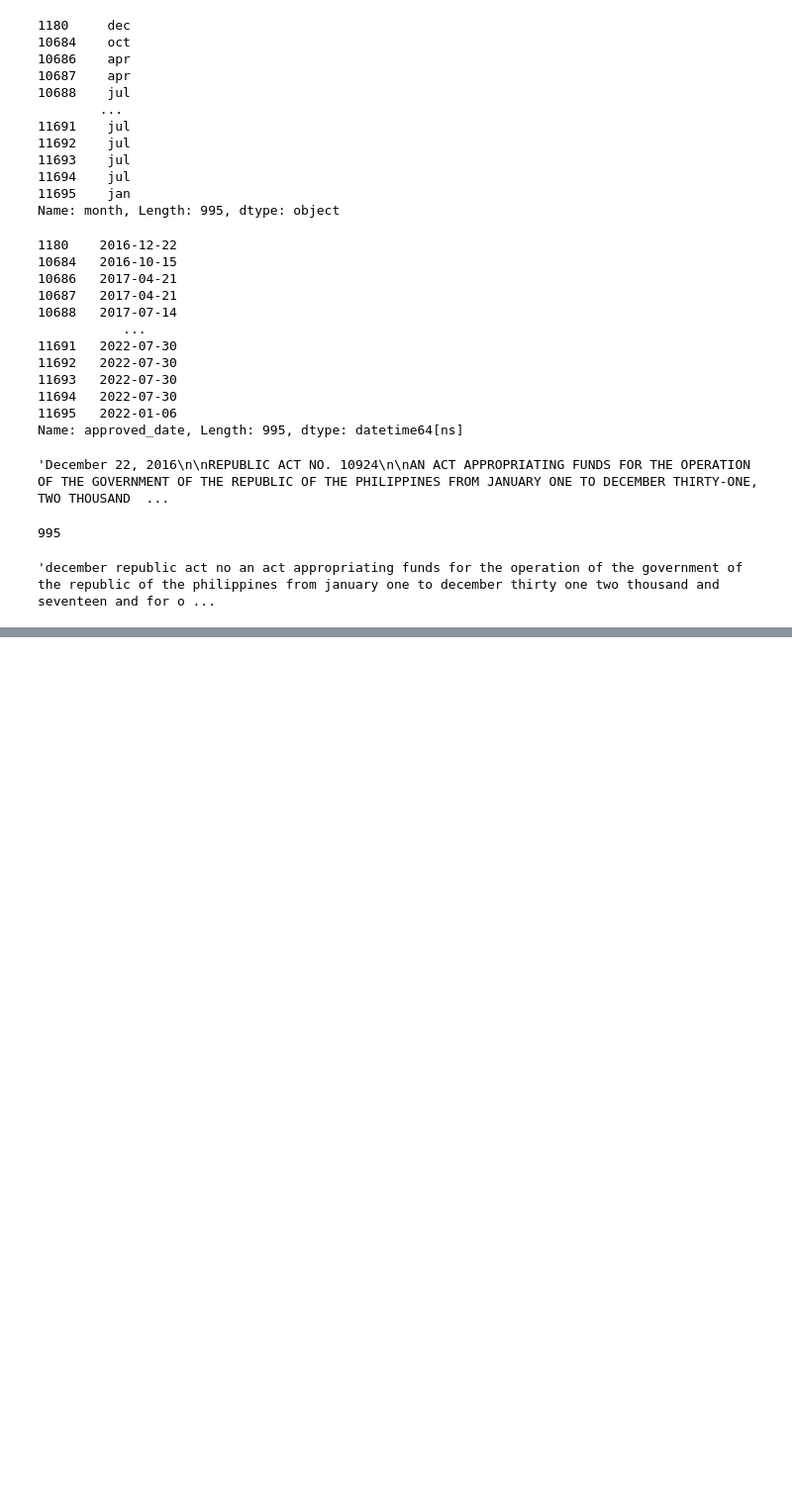
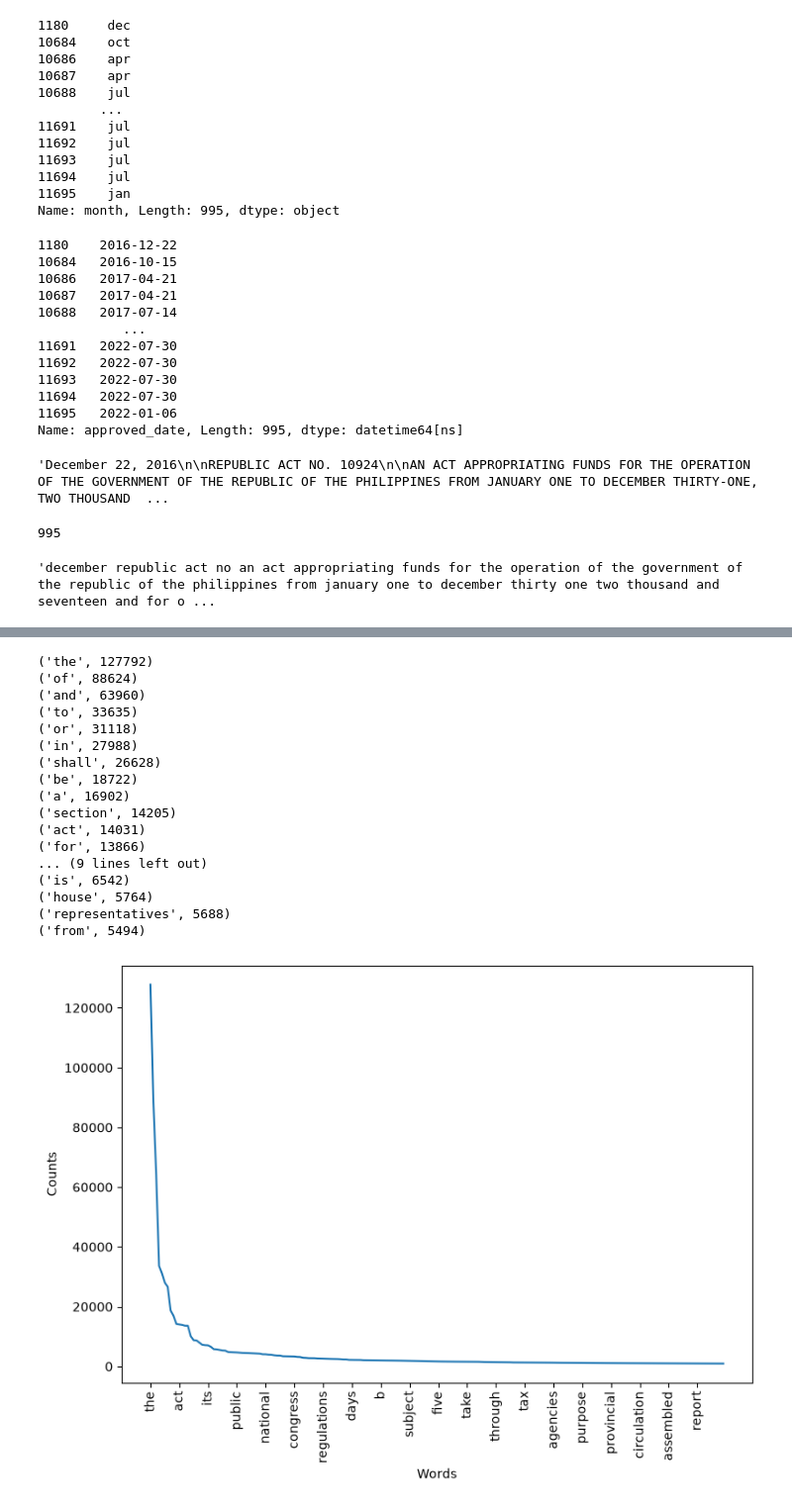
Before and after one commit to kabiikawa/csci-261.03-project, a Jupyter notebook: project/1 - Cleaning.ipynb, the cells around one changed output, grey strips where cells are left out. Shown at 99% size. Cells and saved outputs as stored; diff of their text form; code cells hidden in the pictures; blank space fills up the shorter version.

```diff
--- a/project/1 - Cleaning.ipynb
+++ b/project/1 - Cleaning.ipynb
@@ -344,25 +226,44 @@ df['cleaned_content'].iloc[0]
 # %%
-# from collections import Counter
-# import matplotlib.pyplot as plt
-# import seaborn as sns
+from collections import Counter
+import matplotlib.pyplot as plt
+import seaborn as sns
 
-# def plot_counts(counts, n_words = 200, by_x = 10):
-#     counts = pd.DataFrame(counts.items(), columns = ('word', 'count'))
-#     counts.sort_values('count', ascending = False, inplace = True)
+def plot_counts(counts, n_words = 200, by_x = 10):
+    counts = pd.DataFrame(counts.items(), columns = ('word', 'count'))
+    counts.sort_values('count', ascending = False, inplace = True)
 
-#     _, ax = plt.subplots(figsize = (9, 6))
-#     g = sns.lineplot(x = 'word', y = 'count', data = counts[:n_words], ax = ax)
-#     g.set(xlabel = "Words", ylabel = "Counts")
-#     plt.xticks(rotation = 90, ticks = range(0, n_words, by_x));
+    _, ax = plt.subplots(figsize = (9, 6))
+    g = sns.lineplot(x = 'word', y = 'count', data = counts[:n_words], ax = ax)
+    g.set(xlabel = "Words", ylabel = "Counts")
+    plt.xticks(rotation = 90, ticks = range(0, n_words, by_x));
 
-# total_tokens_counter = Counter()
-# total_tokens: list[str] = []
-# for cleaned_content in df['cleaned_content']:
-#     tokens = word_tokenize(cleaned_content)
-#     total_tokens.extend(tokens)
-#     tokens_count = Counter(tokens)
-#     total_tokens_counter.update(tokens_count)
+total_tokens_counter = Counter()
+total_tokens: list[str] = []
+for cleaned_content in df['cleaned_content']:
+    tokens = word_tokenize(cleaned_content)
+    total_tokens.extend(tokens)
+    tokens_count = Counter(tokens)
+    total_tokens_counter.update(tokens_count)
 
-# for entry in total_tokens_counter.most_common(25):
-#     print(entry)
-# plot_counts(total_tokens_counter)
+for entry in total_tokens_counter.most_common(25):
+    print(entry)
+plot_counts(total_tokens_counter)
+# %% [output]
+('the', 127792)
+('of', 88624)
+('and', 63960)
+('to', 33635)
+('or', 31118)
+('in', 27988)
+('shall', 26628)
+('be', 18722)
+('a', 16902)
+('section', 14205)
+('act', 14031)
+('for', 13866)
+... (9 lines left out)
+('is', 6542)
+('house', 5764)
+('representatives', 5688)
+('from', 5494)
+[figure, added]
```
Also changed, not shown: parts of 6 cells of this notebook, 14 other files.
